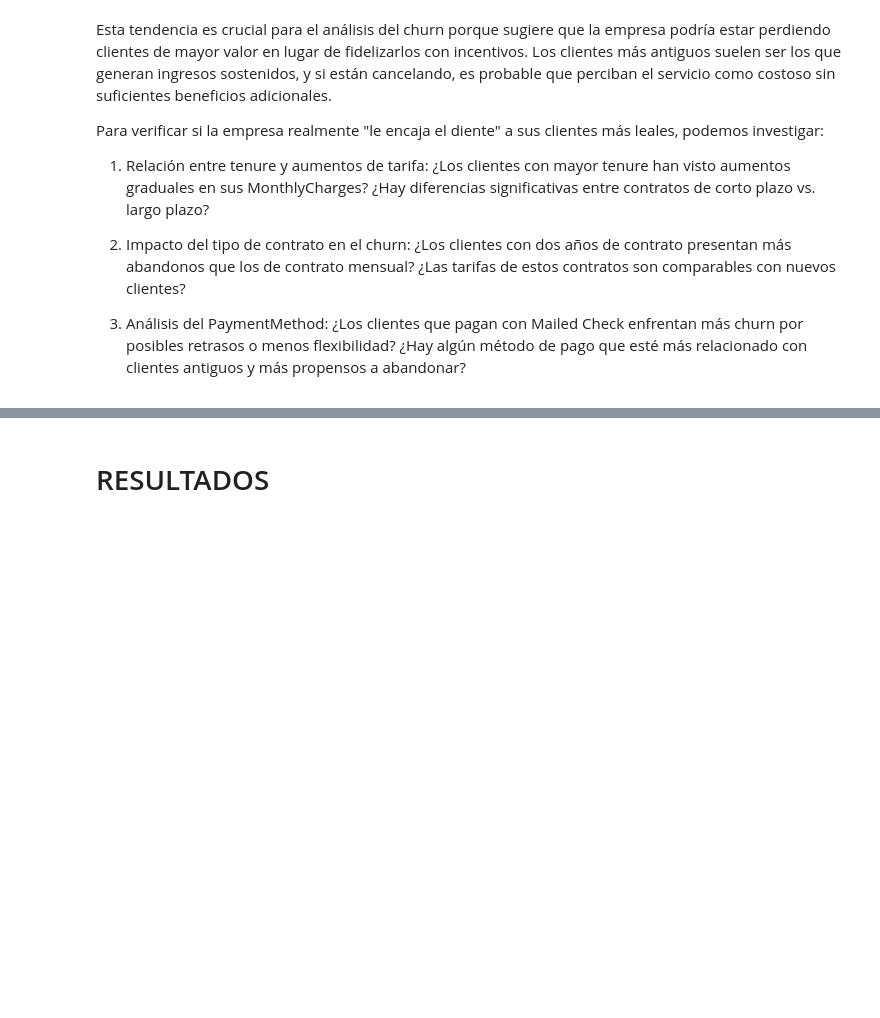
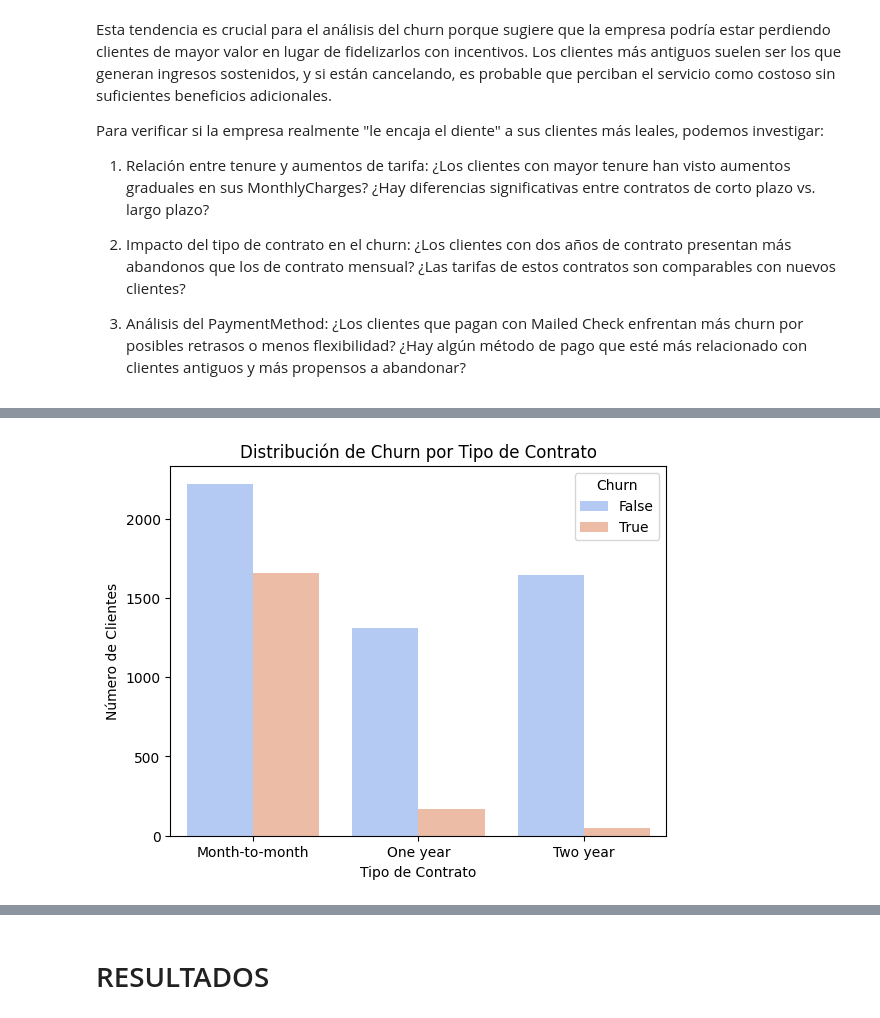
Before and after one commit to mauloredo/Challenge_Telecom_X, a Jupyter notebook: Challenge_Telecom_X.ipynb, the cells around one changed output, grey strips where cells are left out. Drawn from its saved outputs; the diff is of its cells as text; code cells hidden in the pictures; blank space fills up the shorter version.

```diff
--- a/Challenge_Telecom_X.ipynb
+++ b/Challenge_Telecom_X.ipynb
@@ -1124,0 +1192,10 @@ Para verificar si la empresa realmente "le encaja el diente" a sus clientes más
+# %%
+#diferencias significativas entre contratos de corto vs. largo plazo
+
+sns.countplot(x=clean_df['Contract'], hue=clean_df['Churn'], palette='coolwarm')
+plt.xlabel('Tipo de Contrato')
+plt.ylabel('Número de Clientes')
+plt.title('Distribución de Churn por Tipo de Contrato')
+plt.show()
+# %% [output]
+[figure, added]
```
Also changed, not shown: parts of 21 cells of this notebook.
